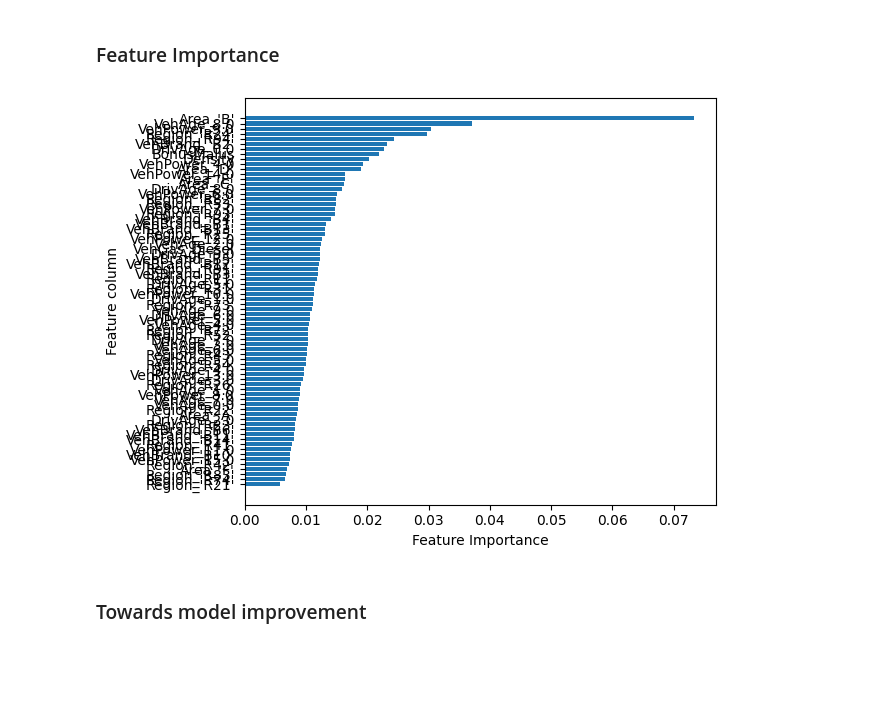
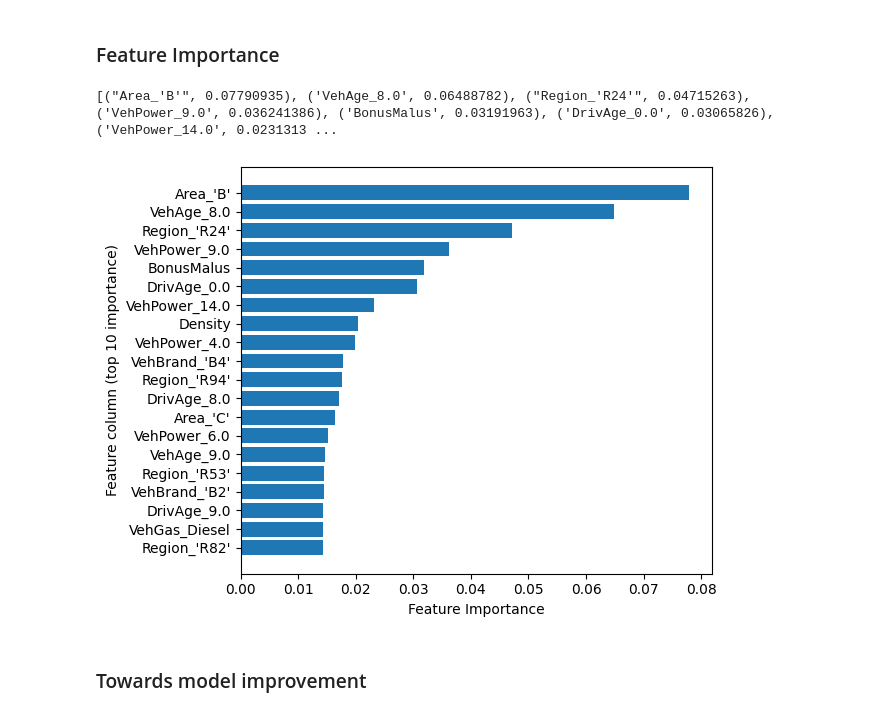
Before and after one commit to lexej/car-insurance, a Jupyter notebook: car-insurance.ipynb, the cells around one changed output. Drawn from its saved outputs; the diff is of its cells as text; code cells hidden in the pictures; blank space fills up the shorter version.

```diff
--- a/car-insurance.ipynb
+++ b/car-insurance.ipynb
@@ -319,6 +319,12 @@ print("Shape of X_test: ", X_test.shape, " Shape of Y_test: ", Y_test.shape)
 # %% [output]
 Shape of X_train:  (542410, 75)  Shape of Y_train:  (542410, 4)
 Shape of X_test:  (135603, 75)  Shape of Y_test:  (135603, 4)
+# %%
+X_train, X_valid, Y_train, Y_valid = train_test_split(X_train, Y_train,
+                                                      test_size=0.2,
+                                                      shuffle=True,
+                                                      random_state=RANDOM_SEED
+                                                    )
 # %% [markdown]
 ### Create and fit model
 # %%
@@ -330,11 +336,12 @@ default_params = {
     "objective": "reg:tweedie",
     "tweedie_variance_power": 1.05,  #   Closer to Poisson -> large number of 0.0
     "booster": 'gbtree',
-    'n_estimators': 5000,
-    "learning_rate": 0.01,
+    'n_estimators': 1000,
+    "learning_rate": 0.02,
     "max_depth": 20,
     "subsample": 1,
     "colsample_bytree": 1,
+    "early_stopping_rounds": 100,
     "random_state": RANDOM_SEED,
 }
 
@@ -369,7 +376,11 @@ else:
     model.fit(X=X_train,
               y=Y_train["ClaimAmount_Per_Year"],
               sample_weight=Y_train["Exposure"],
+              eval_set=[(X_train, Y_train["ClaimAmount_Per_Year"]),
+                        (X_valid, Y_valid["ClaimAmount_Per_Year"])]
               )
+
+    print("Best model iteration (final model): ", model.best_iteration)
 
     model_params = default_params
 
@@ -450,28 +477,32 @@ Mean Absolute Percentage Error (test): 5.858982519127164e+17
 # %%
 #   Get most important features and their importance
 
 feature_importances_dict = dict(zip(transformed_columns, model.feature_importances_))
 
 #   Sort by value
-feature_importances_sorted= sorted(feature_importances_dict.items(), key=lambda item: item[1])
+feature_importances_sorted= sorted(feature_importances_dict.items(),
+                                   key=lambda item: item[1],
+                                   reverse=True)
+print(feature_importances_sorted)
 
-#   Drop zero importance columns
-feature_importances_dict = {k: v for k, v in feature_importances_sorted if v != 0}
-
+#   Keep only top 20
+feature_importances = dict(feature_importances_sorted[0:20])
 
 #   Plot feature importances
 
 fig, ax = plt.subplots()
 
-plt.barh(list(feature_importances_dict.keys()), list(feature_importances_dict.values()))
+plt.barh(list(reversed(feature_importances.keys())),
+         list(reversed(feature_importances.values())))
 
 ax.set_xlabel("Feature Importance")
-ax.set_ylabel("Feature column")
+ax.set_ylabel("Feature column (top 10 importance)")
 fig.tight_layout()
 
 plt.show()
 # %% [output]
+[("Area_'B'", 0.07790935), ('VehAge_8.0', 0.06488782), ("Region_'R24'", 0.04715263), ('VehPower_9.0', 0.036241386), ('BonusMalus', 0.03191963), ('DrivAge_0.0', 0.03065826), ('VehPower_14.0', 0.0231313 ...
-[figure, old version]
+[figure, new version]
 # %% [markdown]
 ### Towards model improvement
 # %% [markdown]
```
Also changed, not shown: parts of 3 cells of this notebook.
